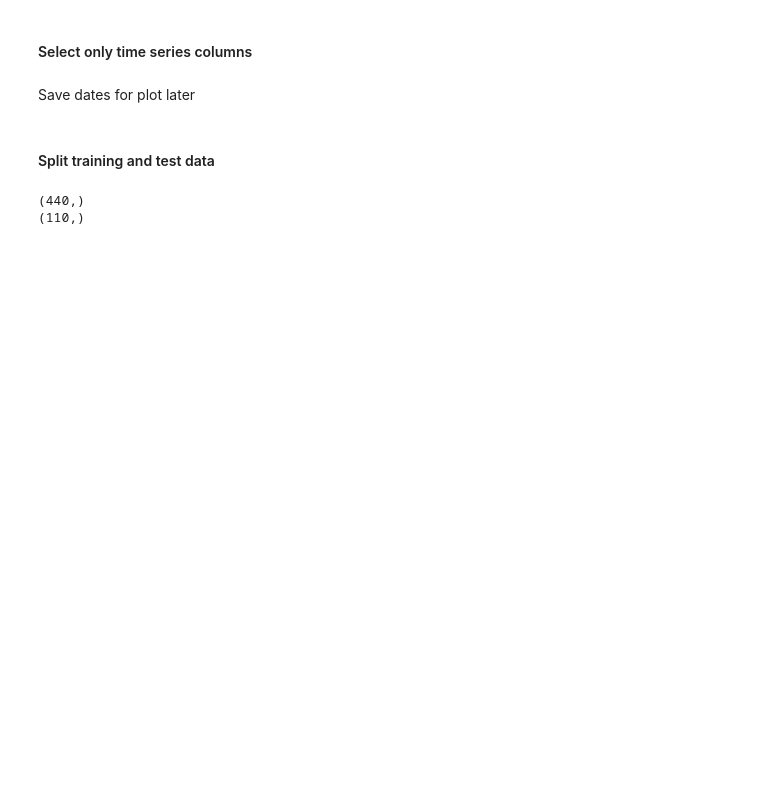
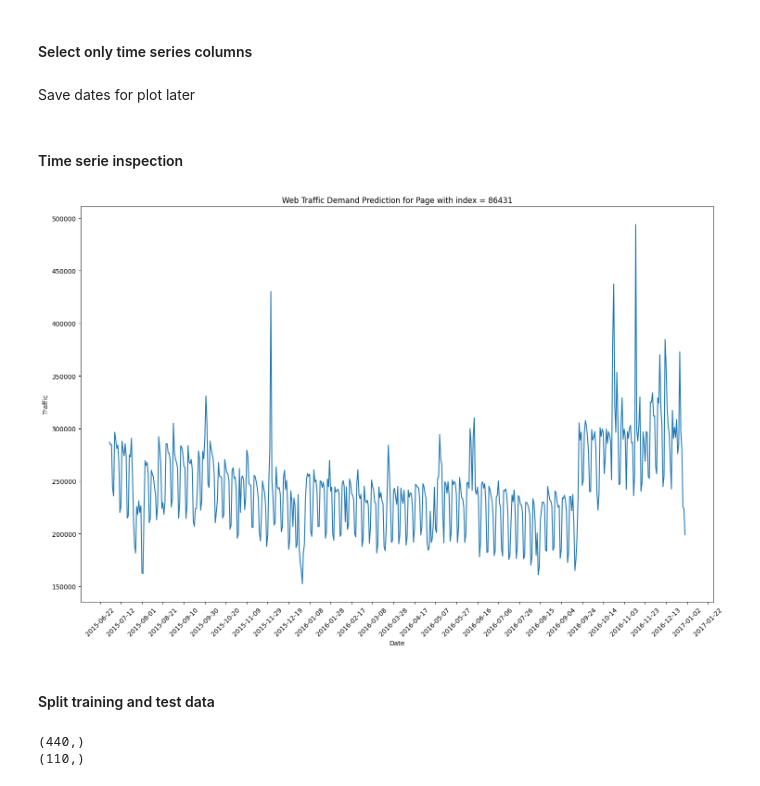
Before and after one commit to marcopellegrinoit/web-traffic-time-series-predictions, a Jupyter notebook: 3_LSTM-univariate.ipynb, the cells around one changed output. Cells and saved outputs as stored; diff of their text form; code cells hidden in the pictures; blank space fills up the shorter version.

```diff
--- a/3_LSTM-univariate.ipynb
+++ b/3_LSTM-univariate.ipynb
@@ -42,8 +43,34 @@ time_serie = time_serie[filtered_columns]
 Save dates for plot later
 # %%
 date_columns = time_serie.columns
+# %% [markdown]
+#### Time serie inspection
 # %%
 time_serie = time_serie.values.flatten()
+# %%
+# Creating a DataFrame for test dates and predicted values
+plot_inspection_df = pd.DataFrame({
+    'Date': pd.to_datetime(date_columns),  # Dates corresponding to the test period
+    'Traffic': time_serie,  # Flatten to ensure 1-dimensional
+})
+
+plt.figure(figsize=(15, 10))
+plt.plot(plot_inspection_df['Date'], plot_inspection_df['Traffic'])
+plt.title(f'Web Traffic Demand Prediction for Page with index = {page_index}')
+plt.xlabel('Date')
+plt.ylabel('Traffic')
+
+# Set major ticks to be every 2 days
+ax = plt.gca()
+ax.xaxis.set_major_locator(mdates.DayLocator(interval=20))
+
+# Rotate and format the date labels
+plt.xticks(rotation=45)
+plt.tight_layout()
+
+plt.show()
+# %% [output]
+[figure, added]
 # %% [markdown]
 #### Split training and test data
 # %%
```
Also changed, not shown: parts of 22 cells of this notebook, 2 other files.
